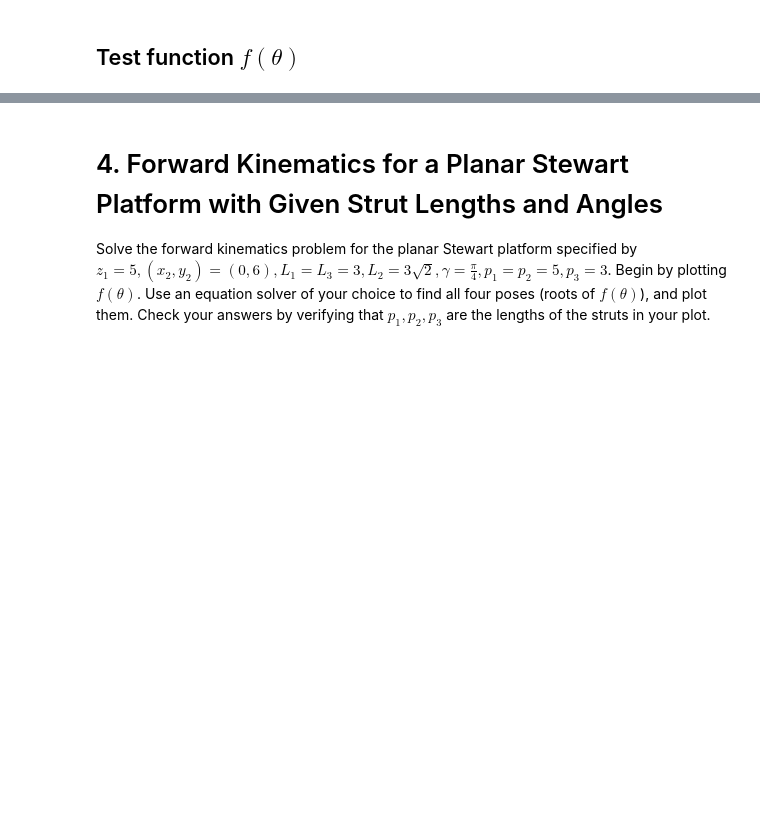
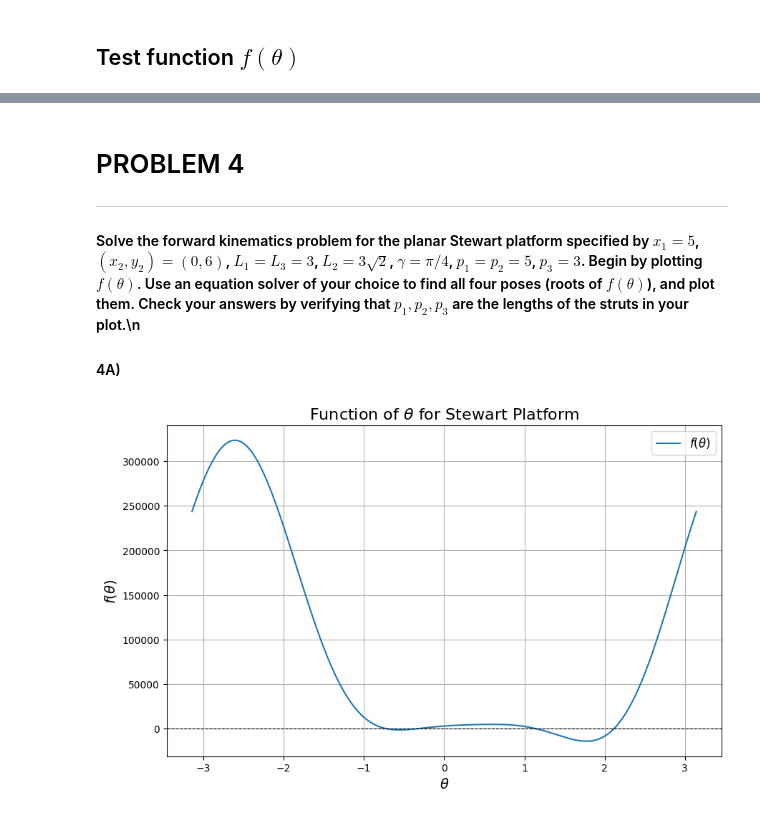
Before and after one commit to nlunce/math411, a Jupyter notebook: reality-checks/rc01/rc01.ipynb, the cells around one changed output, grey strips where cells are left out. Cells and saved outputs as stored; diff of their text form; code cells hidden in the pictures; blank space fills up the shorter version.

```diff
--- a/reality-checks/rc01/rc01.ipynb
+++ b/reality-checks/rc01/rc01.ipynb
@@ -406,8 +274,41 @@ NameError: name 'f' is not defined
 # %% [markdown]
-# 4. Forward Kinematics for a Planar Stewart Platform with Given Strut Lengths and Angles
+# PROBLEM 4
+---
 
+#### Solve the forward kinematics problem for the planar Stewart platform specified by $x_1 = 5$, $(x_2, y_2) = (0,6)$, $L_1 = L_3 = 3$, $L_2 = 3\sqrt{2}$, $\gamma = \pi / 4$, $p_1 = p_2 = 5$, $p_3 = 3$. Begin by plotting $f(\theta)$. Use an equation solver of your choice to find all four poses (roots of $f(\theta)$), and plot them. Check your answers by verifying that $p_1, p_2, p_3$ are the lengths of the struts in your plot.\n
 
-Solve the forward kinematics problem for the planar Stewart platform specified by
-$z_1 = 5, (x_2, y_2) = (0,6), L_1 = L_3 = 3, L_2 = 3\sqrt{2}, \gamma = \frac{\pi}{4}, p_1 = p_2 = 5, p_3 = 3$.
-Begin by plotting $f(\theta)$. Use an equation solver of your choice to find all four poses (roots of $f(\theta)$),
-and plot them. Check your answers by verifying that $p_1, p_2, p_3$ are the lengths of the struts in your plot.
+#### 4A)
+# %%
+
+# Create new constants object
+constants = Constants(
+    l1=3,
+    l2=3 * np.sqrt(2),
+    l3=3,
+    gamma=np.pi / 4,
+    x1=5,
+    x2=0,
+    y2=6,
+    p1=5,
+    p2=5,
+    p3=3
+)
+
+# Generate an array of θ values between -π and π
+theta_values = np.linspace(-np.pi, np.pi, 400)
+
+# Plot the function f(θ) over the range of θ values using the given constants
+plt.figure(figsize=(10, 6))
+plt.plot(theta_values, f(theta_values, constants), label=r'$f(\theta)$')
+plt.axhline(0, color='black', linestyle='--', linewidth=0.8)
+plt.xlabel(r'$\theta$', fontsize=14)
+plt.ylabel(r'$f(\theta)$', fontsize=14)
+plt.title(r'Function of $\theta$ for Stewart Platform', fontsize=16)
+plt.legend(fontsize=12)
+plt.grid(True)
+
+
+
+plt.show()
+# %% [output]
+[figure, added]
```
Also changed, not shown: parts of 24 cells of this notebook, 26 other files.
